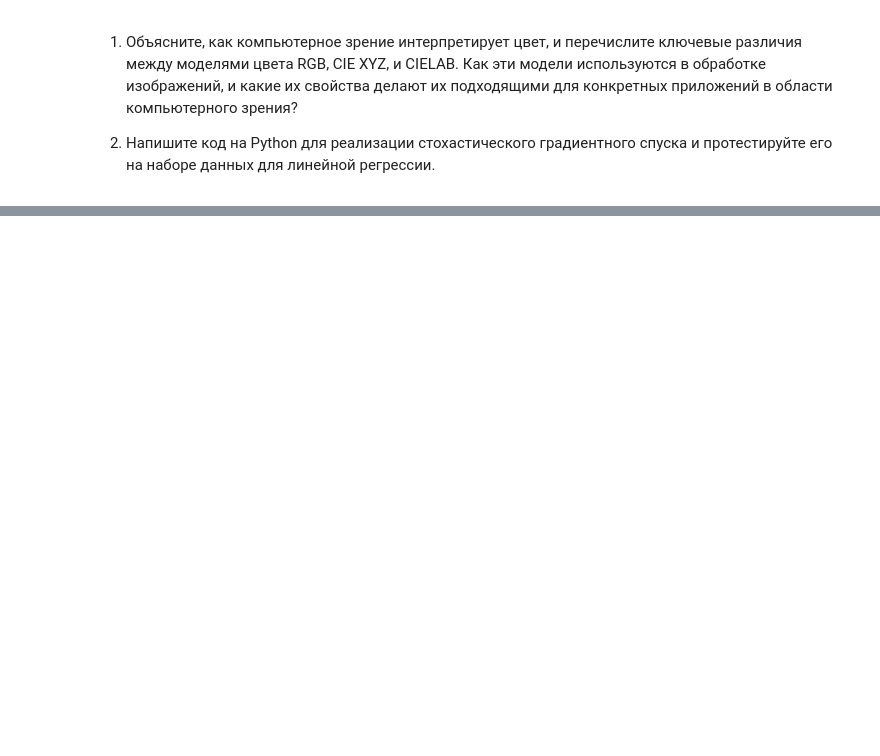
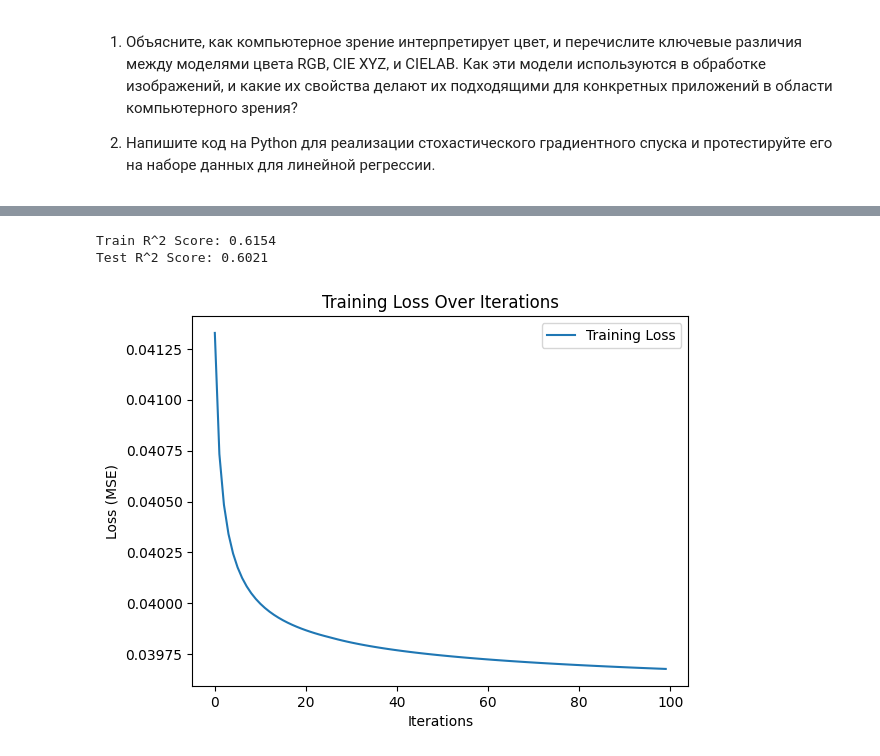
Before and after one commit to xxxNezox/MO-RI, a Jupyter notebook: ответы/b_1.ipynb, the cells around one changed output, grey strips where cells are left out. Saved outputs shown, nothing was run; the diff lists cells and outputs as text; code cells hidden in the pictures; blank space fills up the shorter version.

```diff
--- a/ответы/b_1.ipynb
+++ b/ответы/b_1.ipynb
@@ -127,0 +76,52 @@ else:
+# %%
+import torch
+import torchvision
+import numpy as np
+import matplotlib.pyplot as plt
+from sklearn.linear_model import SGDRegressor
+from sklearn.preprocessing import MinMaxScaler
+from sklearn.model_selection import train_test_split
+from sklearn.metrics import mean_squared_error
+
+mnist = torchvision.datasets.MNIST(root="./data", train=True, download=True)
+
+X = np.array([np.array(img).flatten() for img, _ in mnist], dtype=np.float32)
+y = np.array([label for _, label in mnist], dtype=np.float32)
+
+y = MinMaxScaler().fit_transform(y.reshape(-1, 1)).flatten()
+
+X_train, X_test, y_train, y_test = train_test_split(X, y, test_size=0.2, random_state=42)
+
+scaler = MinMaxScaler()
+X_train = scaler.fit_transform(X_train)
+X_test = scaler.transform(X_test)
+
+sgd = SGDRegressor(
+    random_state=1,
+    warm_start=True
+)
+
+losses = []
+n_iterations = 100
+for _ in range(n_iterations):
+    sgd.partial_fit(X_train, y_train)
+    y_pred = sgd.predict(X_train)
+    loss = mean_squared_error(y_train, y_pred)
+    losses.append(loss)
+
+train_score = sgd.score(X_train, y_train)
+test_score = sgd.score(X_test, y_test)
+
+print(f"Train R^2 Score: {train_score:.4f}")
+print(f"Test R^2 Score: {test_score:.4f}")
+
+plt.plot(range(n_iterations), losses, label="Training Loss")
+plt.xlabel("Iterations")
+plt.ylabel("Loss (MSE)")
+plt.title("Training Loss Over Iterations")
+plt.legend()
+plt.show()
+# %% [output]
+Train R^2 Score: 0.6154
+Test R^2 Score: 0.6021
+[figure, added]
```
Also changed, not shown: parts of 3 cells of this notebook, 22 other files.
